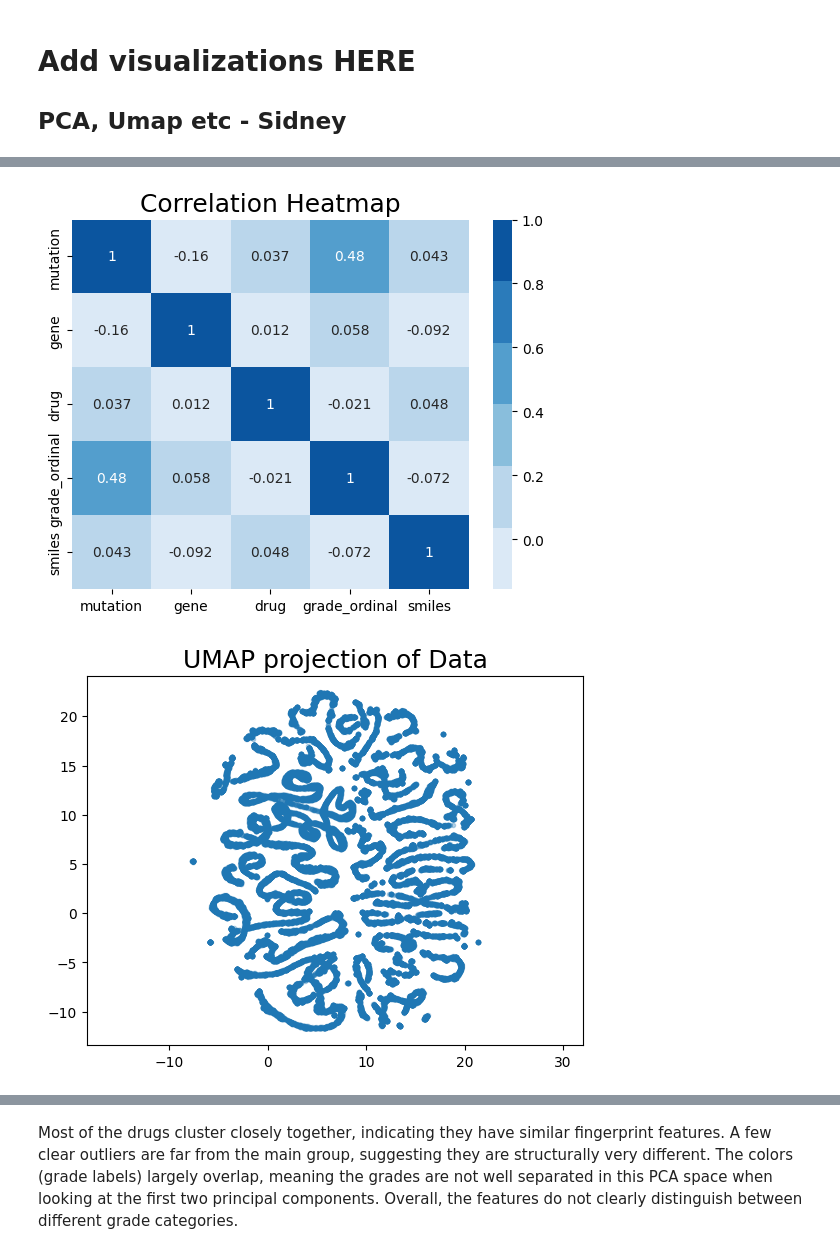
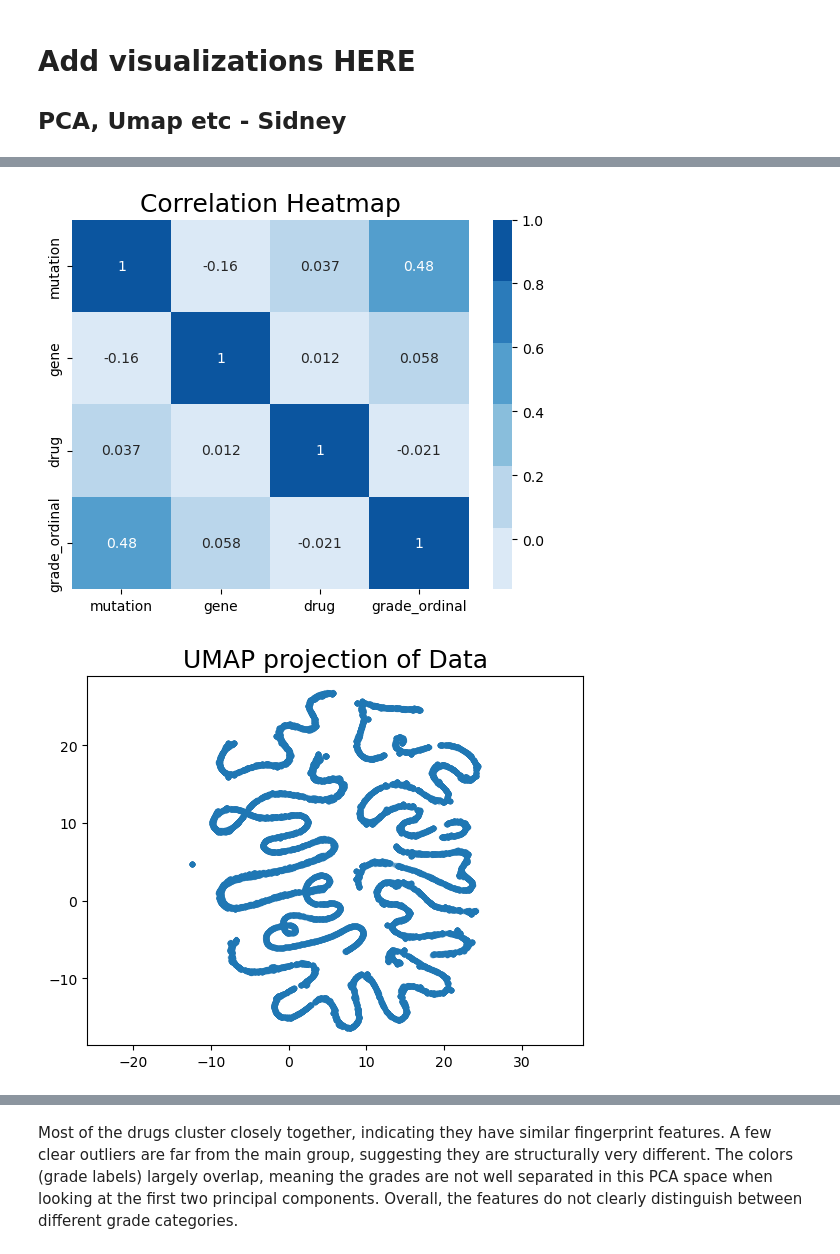
Before and after one commit to ibonomi-MSSE/277B-Final-Project, a Jupyter notebook: draft.ipynb, the cells around one changed output, grey strips where cells are left out. Cells and saved outputs as stored; diff of their text form; code cells hidden in the pictures.

Commit message:
Removed SMILES from corr heatmap and UMAP

```diff
--- a/draft.ipynb
+++ b/draft.ipynb
@@ -235,7 +241,6 @@ final_data_copy_ec = final_data_copy.copy()
 final_data_copy_ec["mutation"] = final_data_copy_ec["mutation"].astype("category").cat.codes
 final_data_copy_ec["gene"] = final_data_copy_ec["gene"].astype("category").cat.codes
 final_data_copy_ec["drug"] = final_data_copy_ec["drug"].astype("category").cat.codes
-final_data_copy_ec["smiles"] = final_data_copy_ec["smiles"].astype("category").cat.codes
 
 final_data_copy_ec.head()
 # %% [output]
@@ -248,14 +253,14 @@ final_data_copy_ec.head()
 # %%
 data_copy = final_data_copy_ec.copy()
 
-X = data_copy.drop(columns=['FINAL CONFIDENCE GRADING','fingerprint'])
+X = data_copy.drop(columns=['FINAL CONFIDENCE GRADING','fingerprint', 'smiles'])
 
 
 sns.heatmap(X.corr(), annot=True, cmap = sns.color_palette("Blues"))
 plt.title('Correlation Heatmap', fontsize = 18)
 plt.show()
 # %% [output]
-[figure, old version]
+[figure, new version]
 # %%
 import umap.umap_ as umap
 # %%
@@ -267,7 +272,7 @@ plt.gca().set_aspect('equal', 'datalim')
 plt.title('UMAP projection of Data', fontsize = 18)
 plt.show()
 # %% [output]
-[figure, old version]
+[figure, new version]
 # %%
 # Ordinal encoding for Mutation, Gene, and Drug
 final_ml_copy = final_ml.copy()
```
Also changed, not shown: parts of 9 cells of this notebook.
